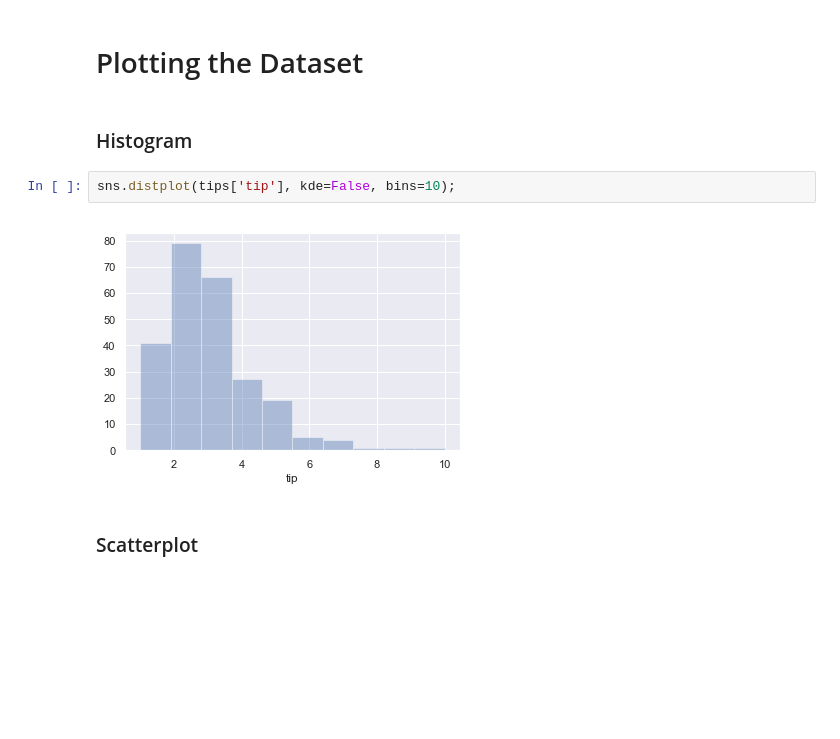
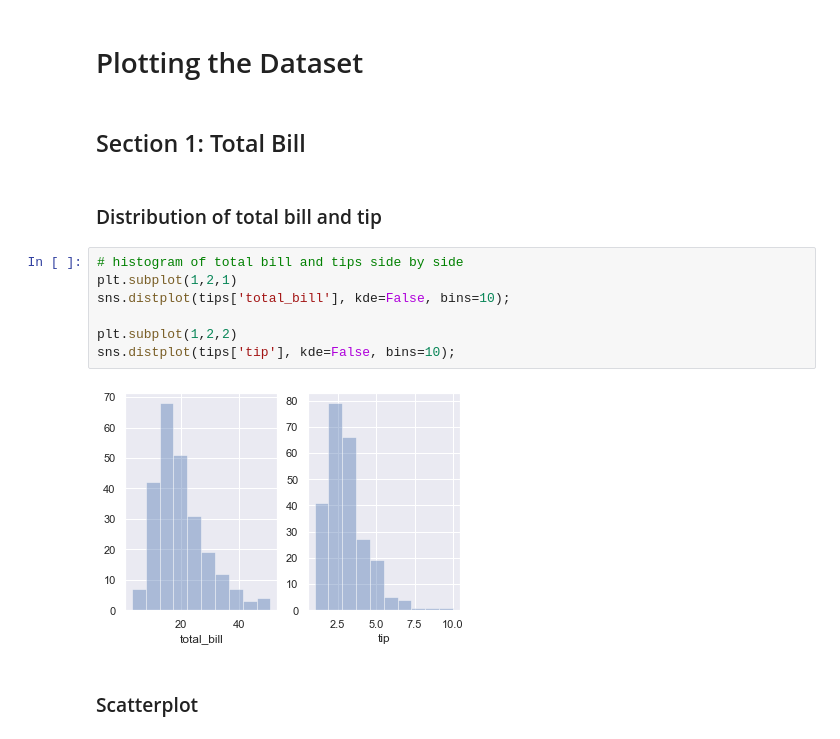
Before and after one commit to ANihill/Fundamentals-Assessment, a Jupyter notebook: Fundamentals of Data Analytics - Assessment.ipynb, the cells around one changed output. Saved outputs shown, nothing was run; the diff lists cells and outputs as text; blank space fills up the shorter version.

Commit message:
Added new plots for exploration of data

```diff
--- a/Fundamentals of Data Analytics - Assessment.ipynb
+++ b/Fundamentals of Data Analytics - Assessment.ipynb
@@ -50,11 +50,18 @@ tips.describe()
 | max | 50.810000 | 10.000000 | 6.000000 |
 # %% [markdown]
 # Plotting the Dataset
-# %% [markdown]
-### Histogram
-# %%
-sns.distplot(tips['tip'], kde=False, bins=10);
-# %% [output]
-[figure, removed]
+# %% [markdown]
+## Section 1: Total Bill
+# %% [markdown]
+### Distribution of total bill and tip
+# %%
+# histogram of total bill and tips side by side
+plt.subplot(1,2,1)
+sns.distplot(tips['total_bill'], kde=False, bins=10);
+
+plt.subplot(1,2,2)
+sns.distplot(tips['tip'], kde=False, bins=10);
+# %% [output]
+[figure, added]
 # %% [markdown]
 ### Scatterplot
```
Also changed, not shown: parts of 6 cells of this notebook.
